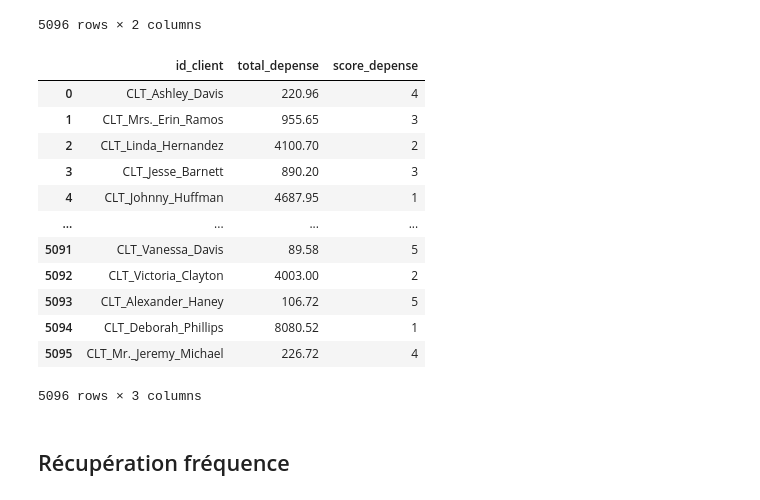
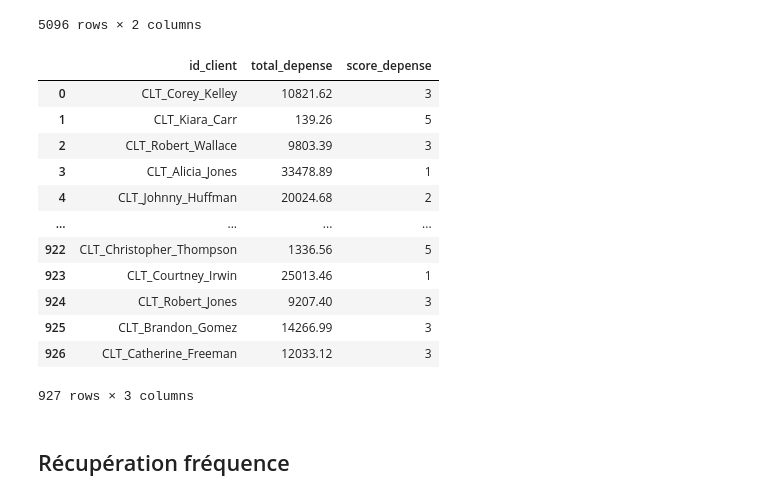
Before and after one commit to MelodyDuplaix/Projet_OCR, a Jupyter notebook: notebooks/analyse.ipynb, the cells around one changed output. Saved outputs shown, nothing was run; the diff lists cells and outputs as text; code cells hidden in the pictures.

```diff
--- a/notebooks/analyse.ipynb
+++ b/notebooks/analyse.ipynb
@@ -134,37 +134,37 @@ group by f.id_facture , a.id_client ;""")
 # %%
 with SessionLocal() as session:
     query = (
         session.query(
             Client.id_client,
             func.sum(Facture.total).label('total_depense')
         )
         .join(Achat, Achat.id_facture == Facture.id_facture)
         .join(Client, Client.id_client == Achat.id_client)
-        .group_by(Facture.id_facture, Client.id_client)
+        .group_by(Client.id_client)
     )
     result = query.all()
     df_montant = pd.DataFrame(result, columns=['id_client', 'total_depense'])
 df_montant['total_depense'] = pd.to_numeric(df_montant['total_depense'], errors='coerce')
 df_montant['score_depense'] = pd.qcut(
     df_montant['total_depense'].dropna(),
     q=5,
     labels=[5, 4, 3, 2, 1]
 )
 df_montant
 # %% [output]
 |  | id_client | total_depense | score_depense |
-| 0 | CLT_Ashley_Davis | 220.96 | 4 |
-| 1 | CLT_Mrs._Erin_Ramos | 955.65 | 3 |
-| 2 | CLT_Linda_Hernandez | 4100.70 | 2 |
-| 3 | CLT_Jesse_Barnett | 890.20 | 3 |
-| 4 | CLT_Johnny_Huffman | 4687.95 | 1 |
+| 0 | CLT_Corey_Kelley | 10821.62 | 3 |
+| 1 | CLT_Kiara_Carr | 139.26 | 5 |
+| 2 | CLT_Robert_Wallace | 9803.39 | 3 |
+| 3 | CLT_Alicia_Jones | 33478.89 | 1 |
+| 4 | CLT_Johnny_Huffman | 20024.68 | 2 |
 | ... | ... | ... | ... |
-| 5091 | CLT_Vanessa_Davis | 89.58 | 5 |
-| 5092 | CLT_Victoria_Clayton | 4003.00 | 2 |
-| 5093 | CLT_Alexander_Haney | 106.72 | 5 |
-| 5094 | CLT_Deborah_Phillips | 8080.52 | 1 |
-| 5095 | CLT_Mr._Jeremy_Michael | 226.72 | 4 |
+| 922 | CLT_Christopher_Thompson | 1336.56 | 5 |
+| 923 | CLT_Courtney_Irwin | 25013.46 | 1 |
+| 924 | CLT_Robert_Jones | 9207.40 | 3 |
+| 925 | CLT_Brandon_Gomez | 14266.99 | 3 |
+| 926 | CLT_Catherine_Freeman | 12033.12 | 3 |
-5096 rows × 3 columns
+927 rows × 3 columns
 # %% [markdown]
 ## Récupération fréquence
 # %%
```
Also changed, not shown: parts of 12 cells of this notebook, 7 other files.
